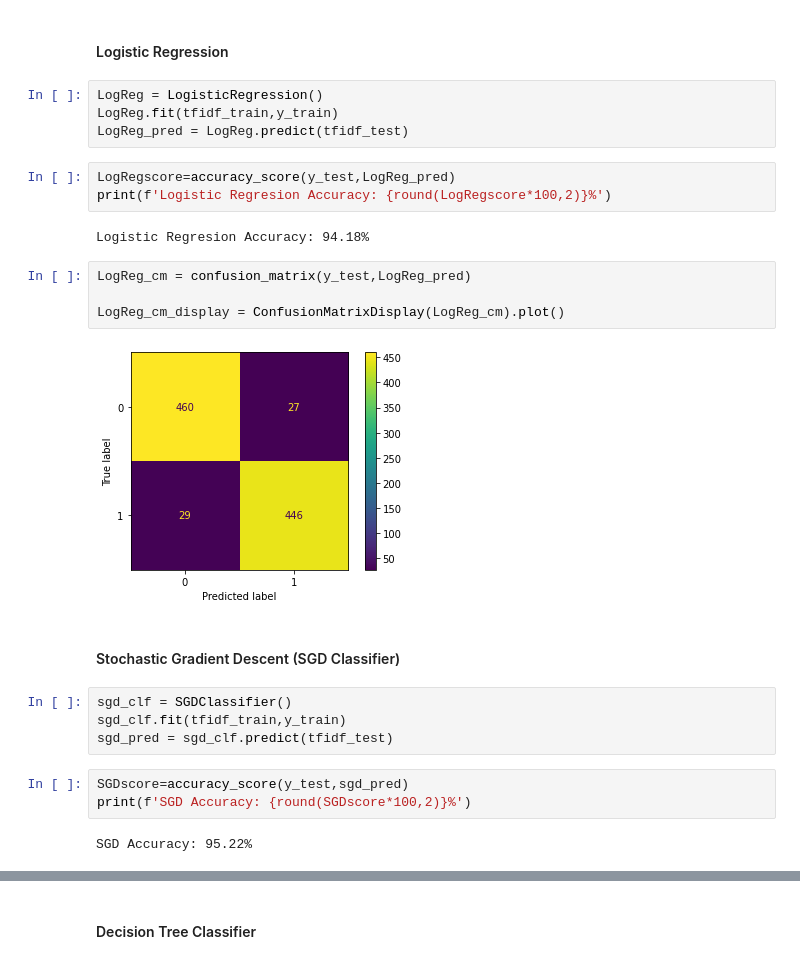
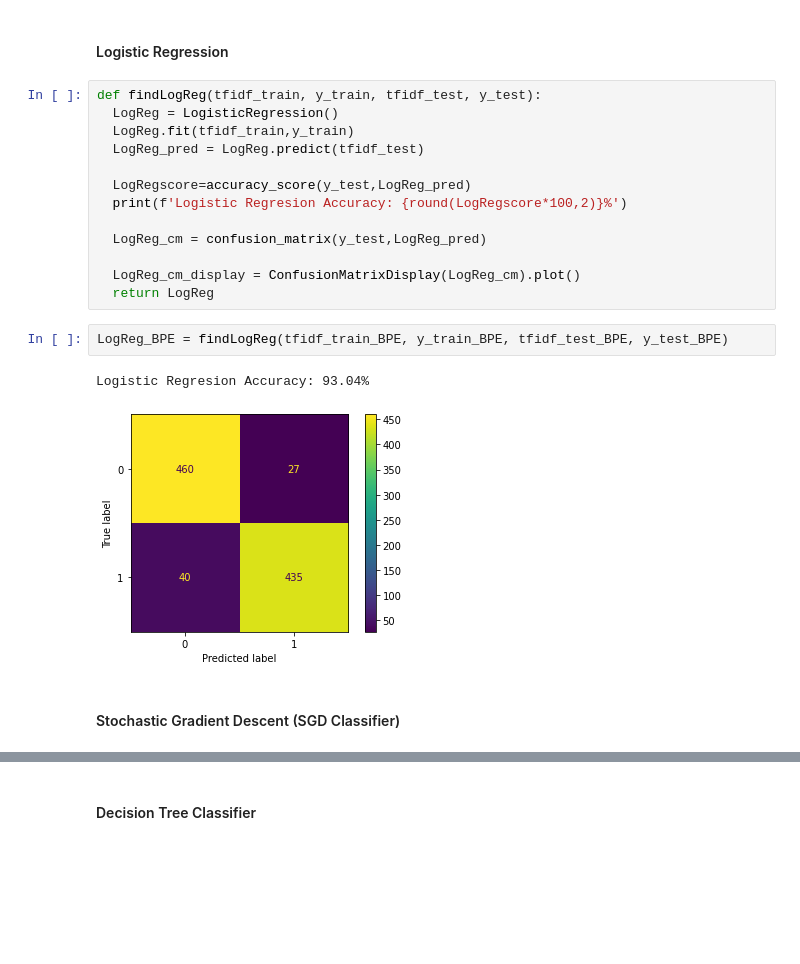
Before and after one commit to lymoelopez/filipino-fake-news-detection, a Jupyter notebook: fakeNewsDetection.ipynb, the cells around one changed output, grey strips where cells are left out. Drawn from its saved outputs; the diff is of its cells as text; blank space fills up the shorter version.

```diff
--- a/fakeNewsDetection.ipynb
+++ b/fakeNewsDetection.ipynb
@@ -277,28 +369,22 @@ svc_cm_display = ConfusionMatrixDisplay(svc_cm).plot()
 # %% [markdown]
 #### Logistic Regression
-# %%
-LogReg = LogisticRegression()
-LogReg.fit(tfidf_train,y_train)
-LogReg_pred = LogReg.predict(tfidf_test)
 # %%
-LogRegscore=accuracy_score(y_test,LogReg_pred)
-print(f'Logistic Regresion Accuracy: {round(LogRegscore*100,2)}%')
+def findLogReg(tfidf_train, y_train, tfidf_test, y_test):
+  LogReg = LogisticRegression()
+  LogReg.fit(tfidf_train,y_train)
+  LogReg_pred = LogReg.predict(tfidf_test)
+
+  LogRegscore=accuracy_score(y_test,LogReg_pred)
+  print(f'Logistic Regresion Accuracy: {round(LogRegscore*100,2)}%')
+
+  LogReg_cm = confusion_matrix(y_test,LogReg_pred)
+
+  LogReg_cm_display = ConfusionMatrixDisplay(LogReg_cm).plot()
+  return LogReg
-# %% [output]
-Logistic Regresion Accuracy: 94.18%
-# %%
-LogReg_cm = confusion_matrix(y_test,LogReg_pred)
-
-LogReg_cm_display = ConfusionMatrixDisplay(LogReg_cm).plot()
-# %% [output]
-[figure, removed]
+# %%
+LogReg_BPE = findLogReg(tfidf_train_BPE, y_train_BPE, tfidf_test_BPE, y_test_BPE)
+# %% [output]
+Logistic Regresion Accuracy: 93.04%
+[figure, added]
 # %% [markdown]
 #### Stochastic Gradient Descent (SGD Classifier)
-# %%
-sgd_clf = SGDClassifier()
-sgd_clf.fit(tfidf_train,y_train)
-sgd_pred = sgd_clf.predict(tfidf_test)
-# %%
-SGDscore=accuracy_score(y_test,sgd_pred)
-print(f'SGD Accuracy: {round(SGDscore*100,2)}%')
-# %% [output]
-SGD Accuracy: 95.22%
```
Also changed, not shown: parts of 60 cells of this notebook.
